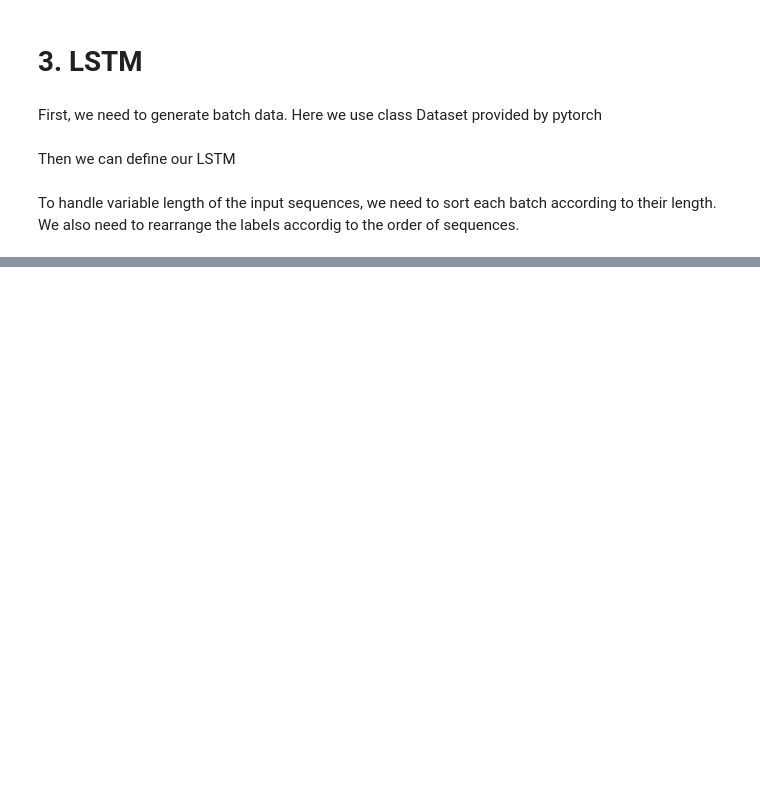
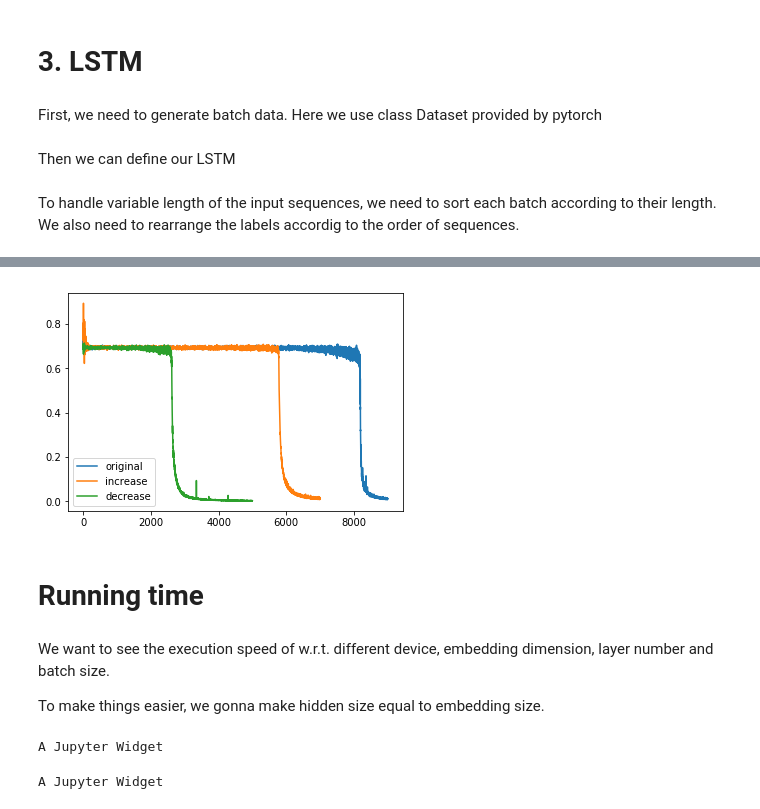
Before and after one commit to Adoni/DL-Playground, a Jupyter notebook: LSTM4XOR.ipynb, the cells around one changed output, grey strips where cells are left out. Drawn from its saved outputs; the diff is of its cells as text; code cells hidden in the pictures; blank space fills up the shorter version.

```diff
--- a/LSTM4XOR.ipynb
+++ b/LSTM4XOR.ipynb
@@ -220,0 +398,48 @@ print(test_lstm(lstm,X_test,y_test,use_cuda))
+# %%
+for idx, key in enumerate(keys):
+    plt.plot(results[idx][1], label=key)
+plt.legend()
+plt.show()
+# %% [output]
+[figure, added]
+# %% [markdown]
+# Running time
+# %% [markdown]
+We want to see the execution speed of w.r.t. different device, embedding dimension, layer number and batch size.
+
+To make things easier, we gonna make hidden size equal to embedding size.
+# %%
+running_time = pandas.DataFrame(
+    [],
+    columns=[
+        'Time', 'Device', 'Embedding Dimension', 'Layer Number'
+    ])
+embedding_dimensions = list(range(50, 650, 100))
+layer_numbers = [1, 2, 3, 4, 5, 6]
+for use_cuda in [False, True]:
+    for emb_dim in tqdm(embedding_dimensions):
+        for layer_number in layer_numbers:
+            lstm = LSTM_CLF(
+                emb_dim=emb_dim,
+                hidden_size=emb_dim,
+                layer_number=layer_number,
+                use_cuda=use_cuda)
+            optimizer = optim.Adam(lstm.parameters(), lr=0.001)
+            _, _, rt = train_lstm(
+                lstm,
+                var_dataset,
+                optimizer,
+                batch_size=64,
+                use_cuda=use_cuda,
+                MAX_ITER=1,
+                use_tqdm=False,
+                time_test=True)
+            device = 'GPU' if use_cuda else 'CPU'
+            data = []
+            for t in rt:
+                data.append([t, device, emb_dim, layer_number])
+            new_df = pandas.DataFrame(data, columns=running_time.columns)
+            running_time = pandas.concat([running_time, new_df])
+# %% [output]
+A Jupyter Widget
+A Jupyter Widget
```
Also changed, not shown: parts of 49 cells of this notebook, 2 other files.
